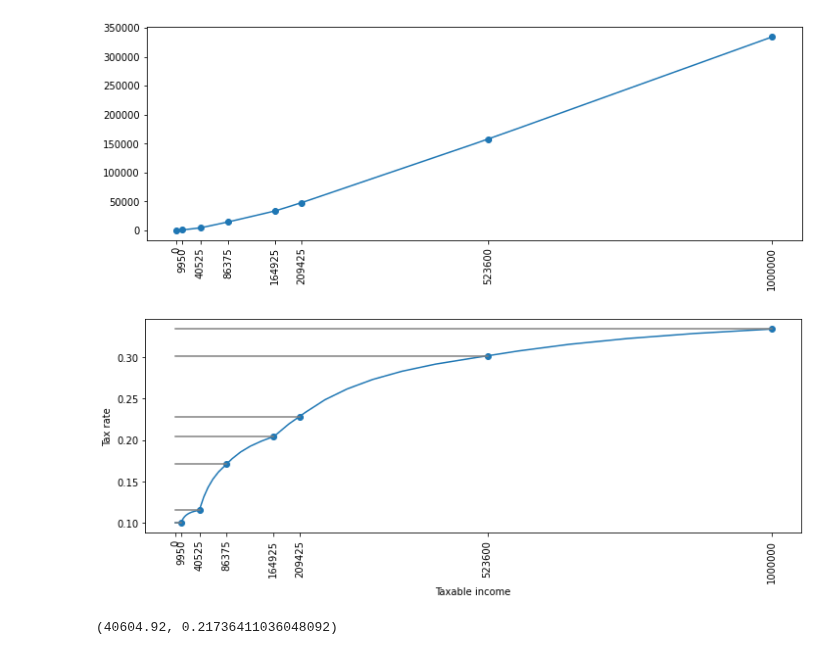
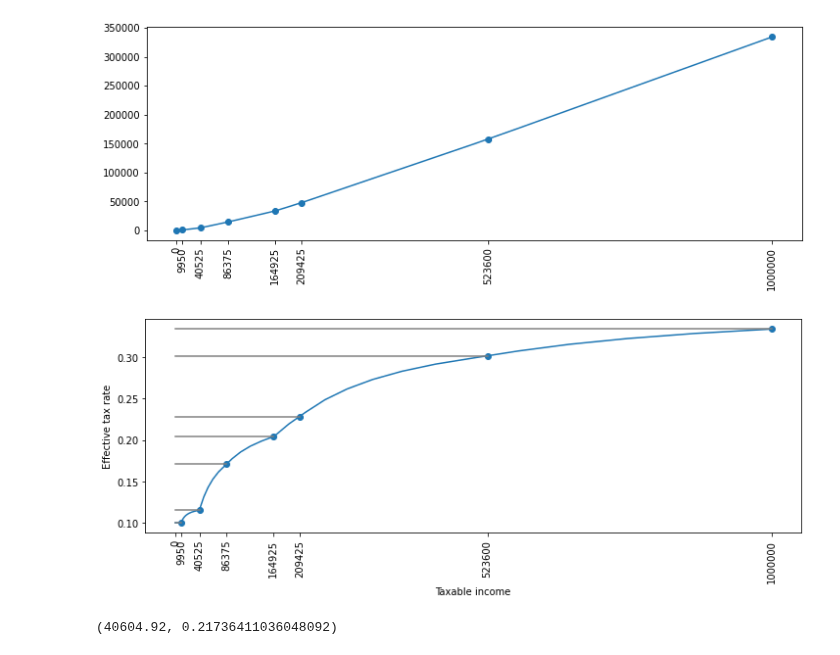
Before and after one commit to leihuang/scrapbook, a Jupyter notebook: income_tax.ipynb, the cells around one changed output. Drawn from its saved outputs; the diff is of its cells as text; code cells hidden in the pictures.

```diff
--- a/income_tax.ipynb
+++ b/income_tax.ipynb
@@ -66,17 +66,17 @@ plt.show()
 # %%
 fig, ax = plt.subplots(figsize=(12,4))
 ax.plot(x2, y2/x2, '-')
 y3 = [get_tax(x_)/x_ for x_ in x]
 ax.scatter(x, y3)
 for x_, y_ in zip(x, y3):
     ax.plot([0, x_], [y_, y_], color='grey')
 ax.set_xticks(brackets)
 ax.set_xticklabels(brackets, rotation=90)
 ax.set_xlabel('Taxable income')
-ax.set_ylabel('Tax rate')
+ax.set_ylabel('Effective tax rate')
 plt.show()
 # %% [output]
-[figure, old version]
+[figure, new version]
 # %%
 taxable_income = 186806
 federal_income_tax_rate = get_tax(taxable_income) / taxable_income
```
Also changed, not shown: parts of 1 cell of this notebook.
